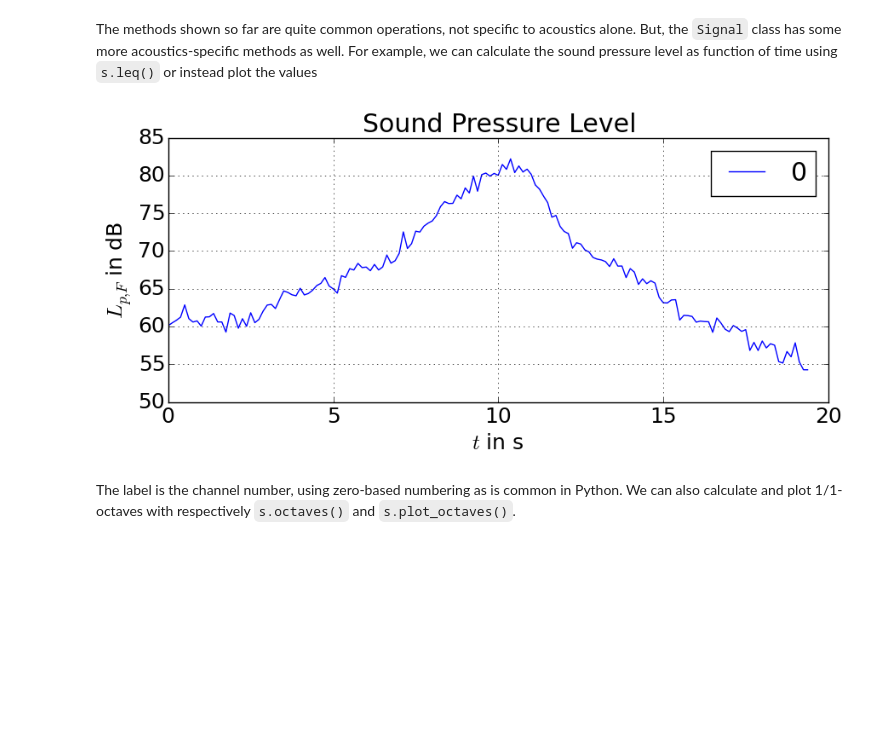
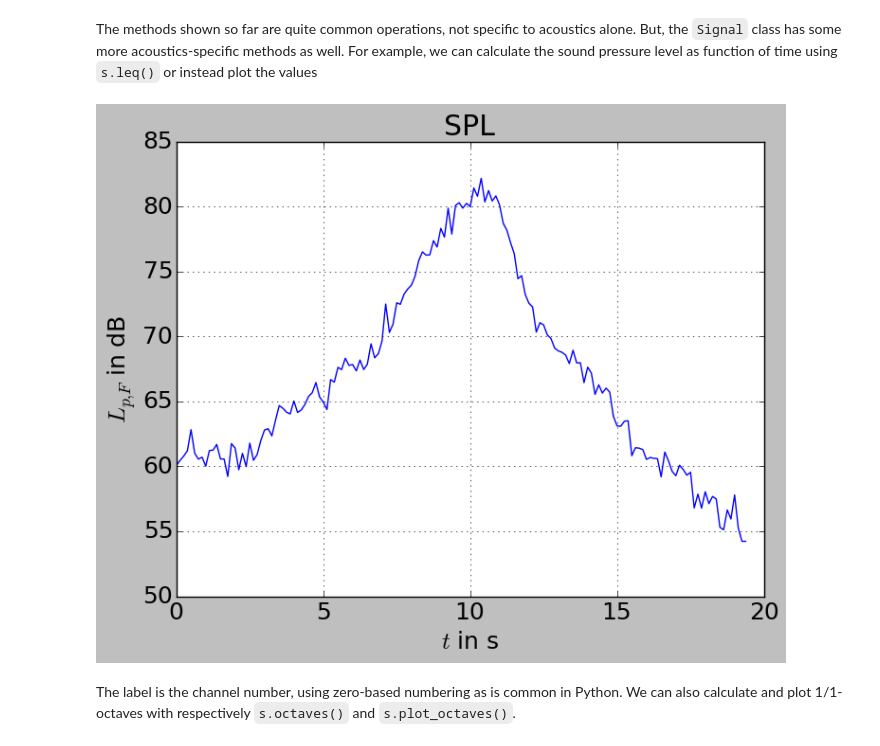
Before and after one commit to python-acoustics/python-acoustics, a Jupyter notebook: examples/signal_class.ipynb, the cells around one changed output. Drawn from its saved outputs; the diff is of its cells as text; code cells hidden in the pictures; blank space fills up the shorter version.

```diff
--- a/examples/signal_class.ipynb
+++ b/examples/signal_class.ipynb
@@ -66,9 +66,9 @@ fig = s.spectrogram()
 # %% [markdown]
 The methods shown so far are quite common operations, not specific to acoustics alone. But, the `Signal` class has some more acoustics-specific methods as well. For example, we can calculate the sound pressure level as function of time using `s.leq()` or instead plot the values
 # %%
-fig = s.plot_leq()
+fig = s.plot_levels()
 # %% [output]
-[figure, old version]
+[figure, new version]
 # %% [markdown]
 The label is the channel number, using zero-based numbering as is common in Python. We can also calculate and plot 1/1-octaves with respectively `s.octaves()` and `s.plot_octaves()`.
 # %%
```
Also changed, not shown: parts of 8 cells of this notebook.
